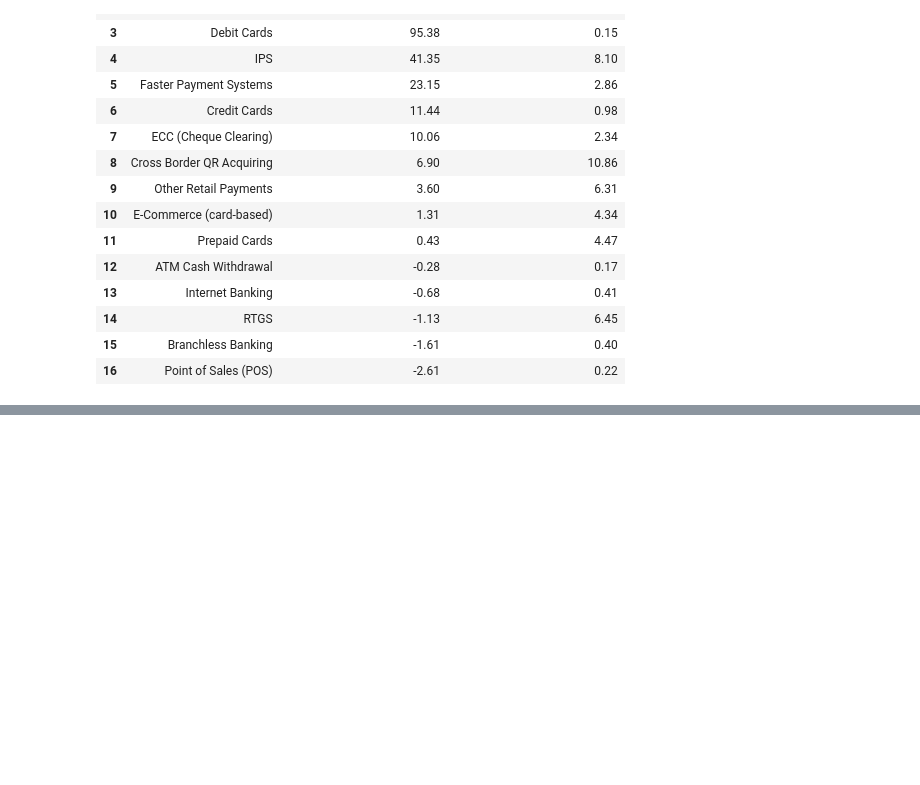
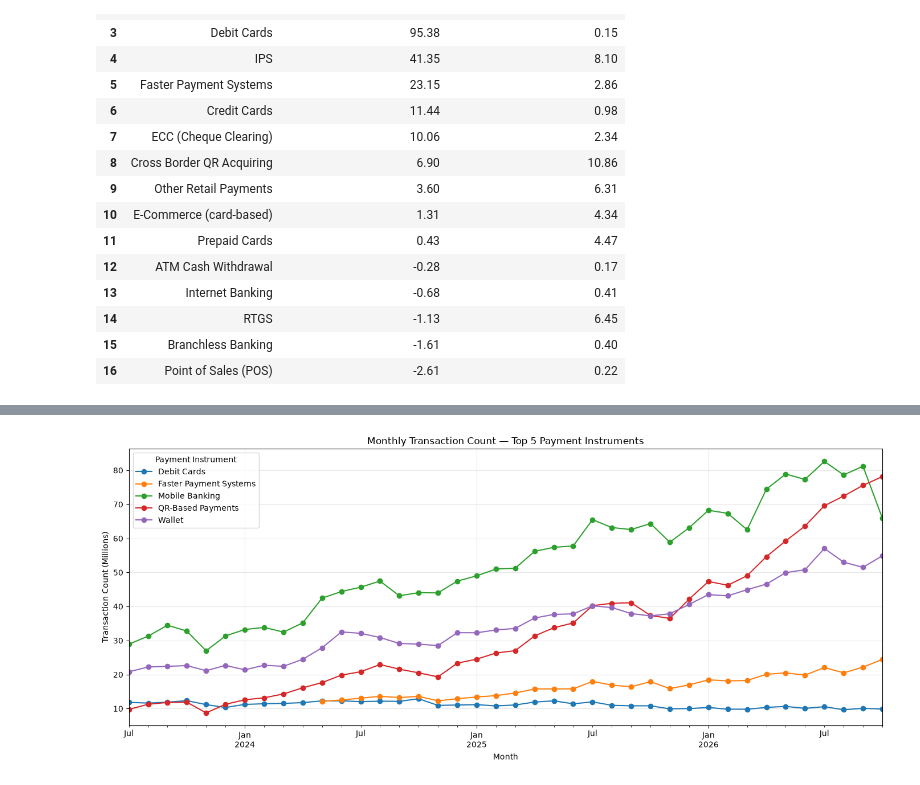
Before and after one commit to Srijan0113/Nepal_Online_Payment_System, a Jupyter notebook: Python/02_transaction_trend_analysis.ipynb, the cells around one changed output, grey strips where cells are left out. Cells and saved outputs as stored; diff of their text form; code cells hidden in the pictures; blank space fills up the shorter version.

```diff
--- a/Python/02_transaction_trend_analysis.ipynb
+++ b/Python/02_transaction_trend_analysis.ipynb
@@ -950,0 +991,20 @@ instrument_growth_comparison.round(2)
+# %%
+top_5_instruments = (
+    instrument_trends
+    .nlargest(5, "txn_count_share_pct")["instrument"]
+)
+
+top_5_monthly = instrument_monthly_count[
+    instrument_monthly_count["instrument"].isin(top_5_instruments)
+].copy()
+
+top_5_monthly["txn_count_million"] = (
+    top_5_monthly["txn_count"] / 1_000_000
+)
+
+count_trend_pivot = top_5_monthly.pivot(
+    index="period_end",
+    columns="instrument",
+    values="txn_count_million"
+)
+count_trend_pivot
@@ -950,0 +1030,17 @@ instrument_growth_comparison.round(2)
+# %%
+import matplotlib.pyplot as plt
+
+count_trend_pivot.plot(
+    figsize=(14, 6),
+    marker="o"
+)
+
+plt.title("Monthly Transaction Count — Top 5 Payment Instruments")
+plt.xlabel("Month")
+plt.ylabel("Transaction Count (Millions)")
+plt.legend(title="Payment Instrument")
+plt.grid(True, alpha=0.3)
+plt.tight_layout()
+plt.show()
+# %% [output]
+[figure, added]
```
Also changed, not shown: parts of 7 cells of this notebook.
